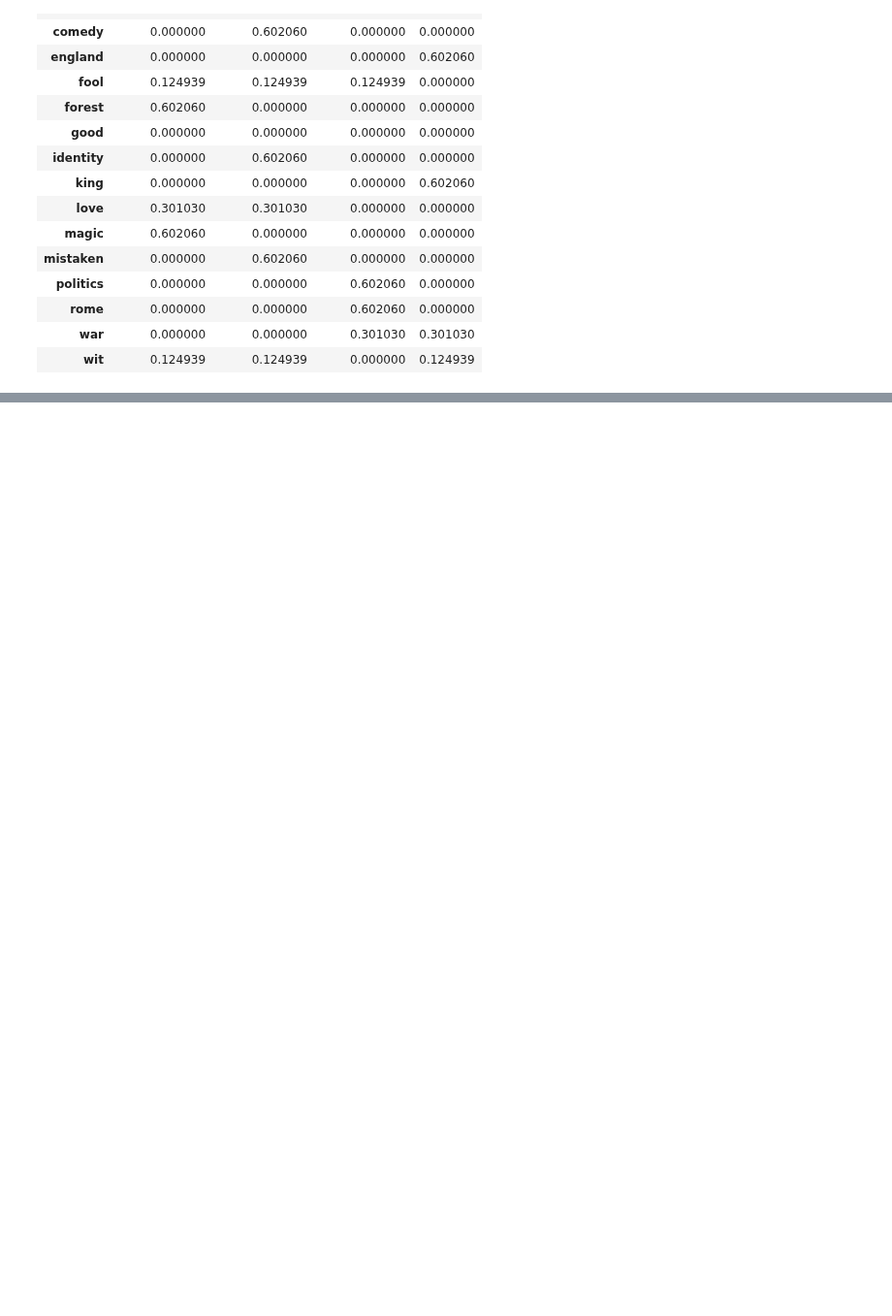
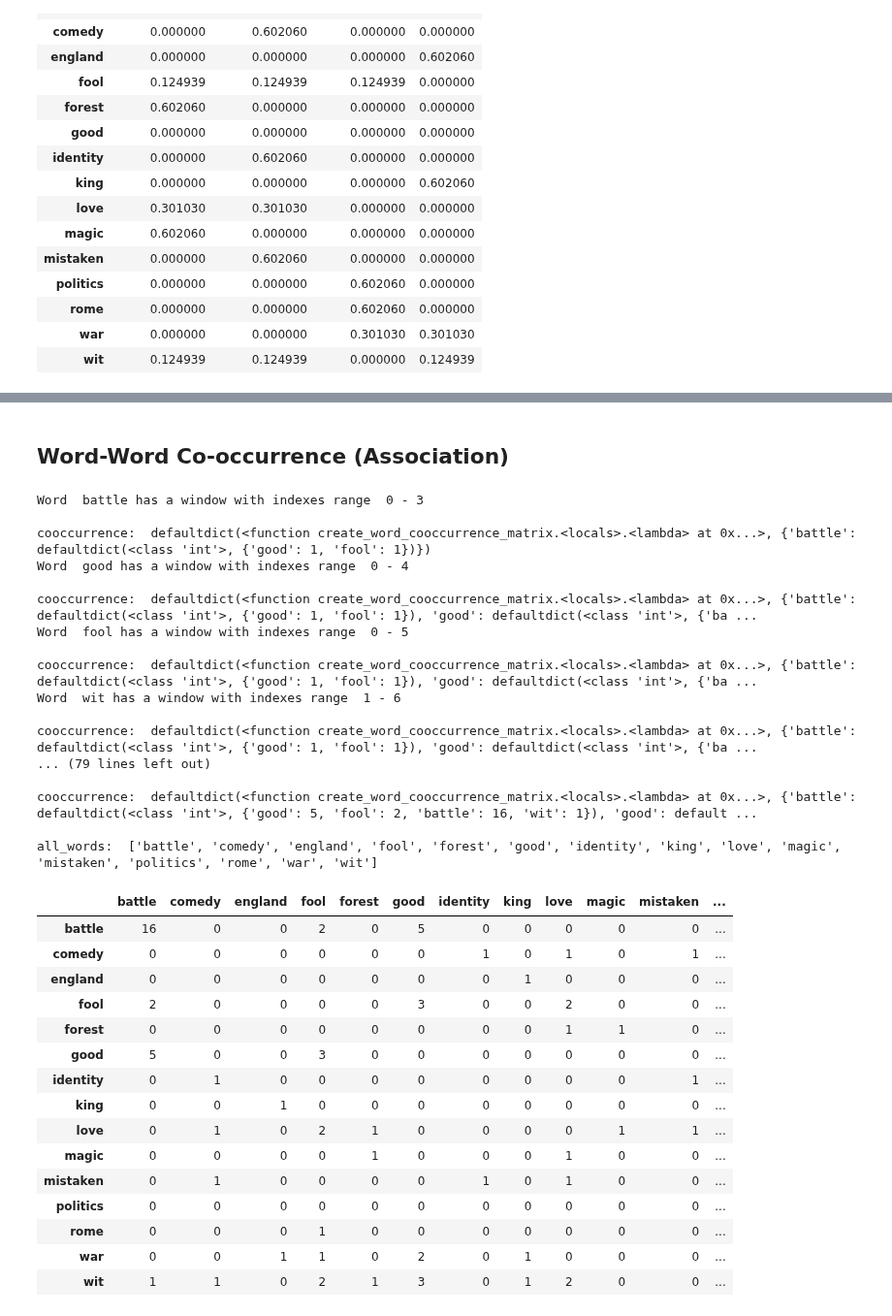
Before and after one commit to bltzr75/Practices_with_Speech_and_Language_Processing_Jurafsky_and_Martin, a Jupyter notebook: 6/Chapter_6.ipynb, the cells around one changed output, grey strips where cells are left out. Shown at 97% size. Saved outputs shown, nothing was run; the diff lists cells and outputs as text; code cells hidden in the pictures; blank space fills up the shorter version.

Commit message:
Added Co-occurrence matrix and PPMI computation.

```diff
--- a/6/Chapter_6.ipynb
+++ b/6/Chapter_6.ipynb
@@ -147,0 +145,77 @@ array([3, 1, 1, 3, 1, 4, 1, 1, 2, 1, 1, 1, 1, 2, 3])
+# %% [markdown]
+## Word-Word Co-occurrence (Association)
+# %%
+def create_word_cooccurrence_matrix(documents, window_size=2):
+  cooccurrence = defaultdict(lambda: defaultdict(int))
+
+  for doc in documents.values():
+    words = doc.split()
+
+    for i, target_word in enumerate(words):# print(i,target_word)
+
+      start = max(0, i - window_size) # Sets the start of the context window so it is not below 0
+      end = min(len(words), i + window_size + 1) # Sets the end of the context window so it is not above the last word
+      print("Word ", target_word, "has a window with indexes range ", start, "-", end, "\n")
+
+      for j in range(start,end):
+        if i != j:                  # Not counting the word with itself
+
+          context_word = words[j]
+          cooccurrence[target_word][context_word] += 1
+
+      print("cooccurrence: ", cooccurrence)
+
+
+  # all_words = []
+  # for doc in documents.values():
+  #   for word in doc.split(): all_words.append(word)
+  # sorted(set(all_words))
+
+  all_words = sorted(set(word for doc in documents.values() for word in doc.split(" ")  )) # Same as above but in a set comprehension
+  print("\nall_words: ", all_words)
+
+  matrix = []
+  for target_word in all_words:
+    row = []
+    for ctxt_word in all_words:
+      row.append(cooccurrence[target_word][ctxt_word])
+    matrix.append(row)
+
+  return pd.DataFrame(matrix, index = all_words, columns = all_words)
+
+cooc_matrix = create_word_cooccurrence_matrix(documents, window_size=2)
+cooc_matrix
+# %% [output]
+Word  battle has a window with indexes range  0 - 3
+
+cooccurrence:  defaultdict(<function create_word_cooccurrence_matrix.<locals>.<lambda> at 0x...>, {'battle': defaultdict(<class 'int'>, {'good': 1, 'fool': 1})})
+Word  good has a window with indexes range  0 - 4
+
+cooccurrence:  defaultdict(<function create_word_cooccurrence_matrix.<locals>.<lambda> at 0x...>, {'battle': defaultdict(<class 'int'>, {'good': 1, 'fool': 1}), 'good': defaultdict(<class 'int'>, {'ba ...
+Word  fool has a window with indexes range  0 - 5
+
+cooccurrence:  defaultdict(<function create_word_cooccurrence_matrix.<locals>.<lambda> at 0x...>, {'battle': defaultdict(<class 'int'>, {'good': 1, 'fool': 1}), 'good': defaultdict(<class 'int'>, {'ba ...
+Word  wit has a window with indexes range  1 - 6
+
+cooccurrence:  defaultdict(<function create_word_cooccurrence_matrix.<locals>.<lambda> at 0x...>, {'battle': defaultdict(<class 'int'>, {'good': 1, 'fool': 1}), 'good': defaultdict(<class 'int'>, {'ba ...
+... (79 lines left out)
+
+cooccurrence:  defaultdict(<function create_word_cooccurrence_matrix.<locals>.<lambda> at 0x...>, {'battle': defaultdict(<class 'int'>, {'good': 5, 'fool': 2, 'battle': 16, 'wit': 1}), 'good': default ...
+
+all_words:  ['battle', 'comedy', 'england', 'fool', 'forest', 'good', 'identity', 'king', 'love', 'magic', 'mistaken', 'politics', 'rome', 'war', 'wit']
+|  | battle | comedy | england | fool | forest | good | identity | king | love | magic | mistaken | ... |
+| battle | 16 | 0 | 0 | 2 | 0 | 5 | 0 | 0 | 0 | 0 | 0 | ... |
+| comedy | 0 | 0 | 0 | 0 | 0 | 0 | 1 | 0 | 1 | 0 | 1 | ... |
+| england | 0 | 0 | 0 | 0 | 0 | 0 | 0 | 1 | 0 | 0 | 0 | ... |
+| fool | 2 | 0 | 0 | 0 | 0 | 3 | 0 | 0 | 2 | 0 | 0 | ... |
+| forest | 0 | 0 | 0 | 0 | 0 | 0 | 0 | 0 | 1 | 1 | 0 | ... |
+| good | 5 | 0 | 0 | 3 | 0 | 0 | 0 | 0 | 0 | 0 | 0 | ... |
+| identity | 0 | 1 | 0 | 0 | 0 | 0 | 0 | 0 | 0 | 0 | 1 | ... |
+| king | 0 | 0 | 1 | 0 | 0 | 0 | 0 | 0 | 0 | 0 | 0 | ... |
+| love | 0 | 1 | 0 | 2 | 1 | 0 | 0 | 0 | 0 | 1 | 1 | ... |
+| magic | 0 | 0 | 0 | 0 | 1 | 0 | 0 | 0 | 1 | 0 | 0 | ... |
+| mistaken | 0 | 1 | 0 | 0 | 0 | 0 | 1 | 0 | 1 | 0 | 0 | ... |
+| politics | 0 | 0 | 0 | 0 | 0 | 0 | 0 | 0 | 0 | 0 | 0 | ... |
+| rome | 0 | 0 | 0 | 1 | 0 | 0 | 0 | 0 | 0 | 0 | 0 | ... |
+| war | 0 | 0 | 1 | 1 | 0 | 2 | 0 | 1 | 0 | 0 | 0 | ... |
+| wit | 1 | 1 | 0 | 2 | 1 | 3 | 0 | 1 | 2 | 0 | 0 | ... |
```
Also changed, not shown: parts of 4 cells of this notebook, 1 other file.
